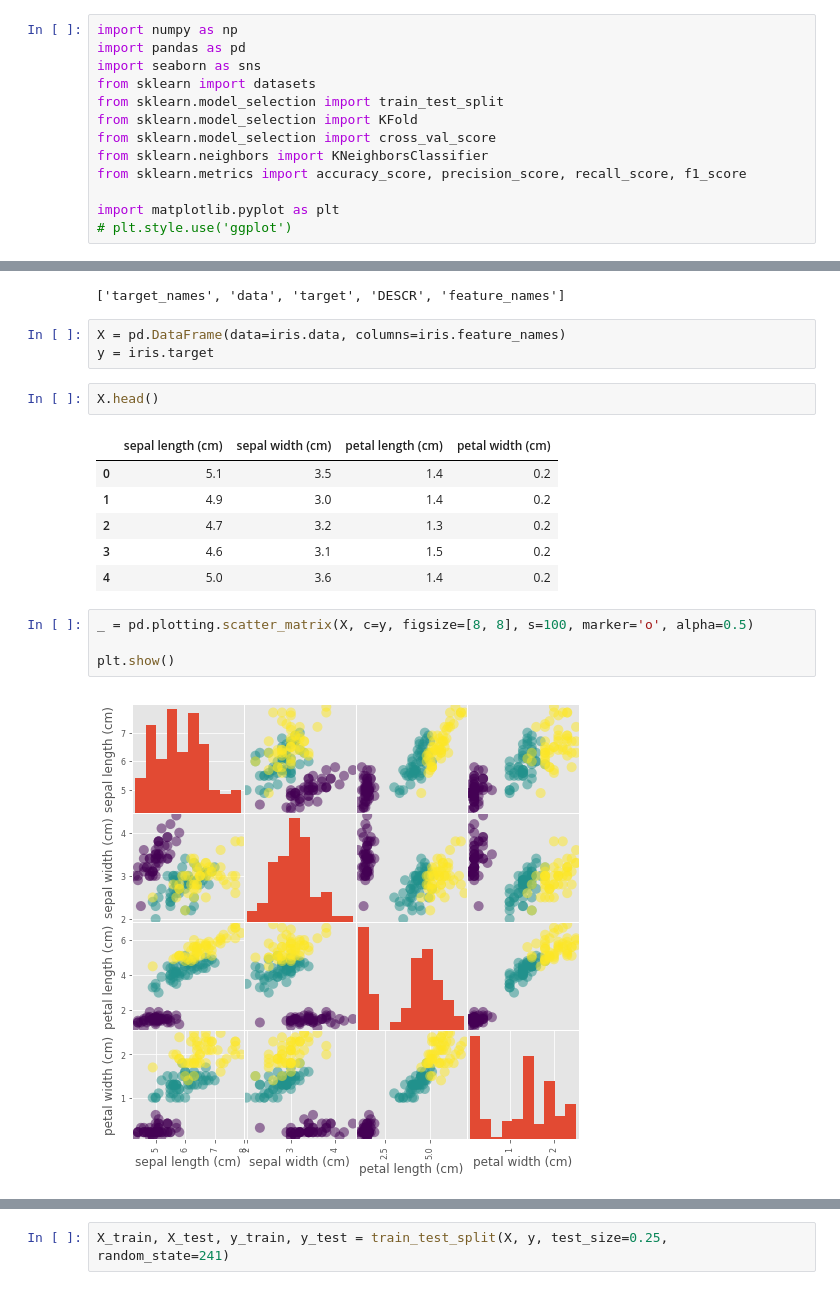
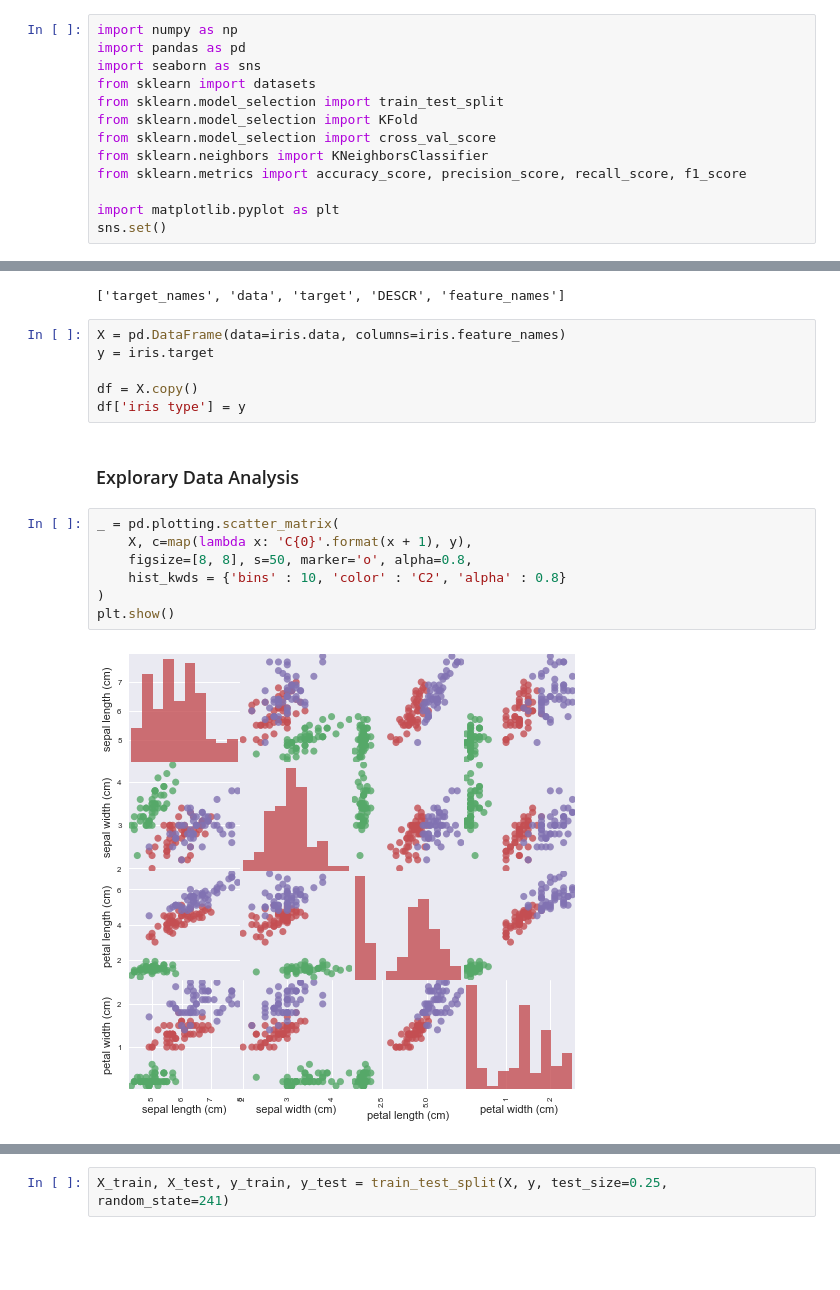
Before and after one commit to ZakharovAleksey/Study, a Jupyter notebook: Machine Learning/Data Camp ML/supervised_learning.ipynb, the cells around one changed output, grey strips where cells are left out. Saved outputs shown, nothing was run; the diff lists cells and outputs as text; blank space fills up the shorter version.

Commit message:
DataCamp: KNN and EDF update

```diff
--- a/Machine Learning/Data Camp ML/supervised_learning.ipynb
+++ b/Machine Learning/Data Camp ML/supervised_learning.ipynb
@@ -10,4 +10,4 @@ from sklearn.neighbors import KNeighborsClassifier
 from sklearn.metrics import accuracy_score, precision_score, recall_score, f1_score
 
 import matplotlib.pyplot as plt
-# plt.style.use('ggplot')
+sns.set()
@@ -23,18 +23,17 @@ iris.keys()
 # %%
 X = pd.DataFrame(data=iris.data, columns=iris.feature_names)
 y = iris.target
+
+df = X.copy()
+df['iris type'] = y
-# %%
-X.head()
-# %% [output]
-|  | sepal length (cm) | sepal width (cm) | petal length (cm) | petal width (cm) |
-| 0 | 5.1 | 3.5 | 1.4 | 0.2 |
-| 1 | 4.9 | 3.0 | 1.4 | 0.2 |
-| 2 | 4.7 | 3.2 | 1.3 | 0.2 |
-| 3 | 4.6 | 3.1 | 1.5 | 0.2 |
-| 4 | 5.0 | 3.6 | 1.4 | 0.2 |
+# %% [markdown]
+### Explorary Data Analysis
 # %%
-_ = pd.plotting.scatter_matrix(X, c=y, figsize=[8, 8], s=100, marker='o', alpha=0.5)
-
+_ = pd.plotting.scatter_matrix(
+    X, c=map(lambda x: 'C{0}'.format(x + 1), y),
+    figsize=[8, 8], s=50, marker='o', alpha=0.8,
+    hist_kwds = {'bins' : 10, 'color' : 'C2', 'alpha' : 0.8}
+)
 plt.show()
 # %% [output]
-[figure, old version]
+[figure, new version]
```
Also changed, not shown: parts of 12 cells of this notebook.
